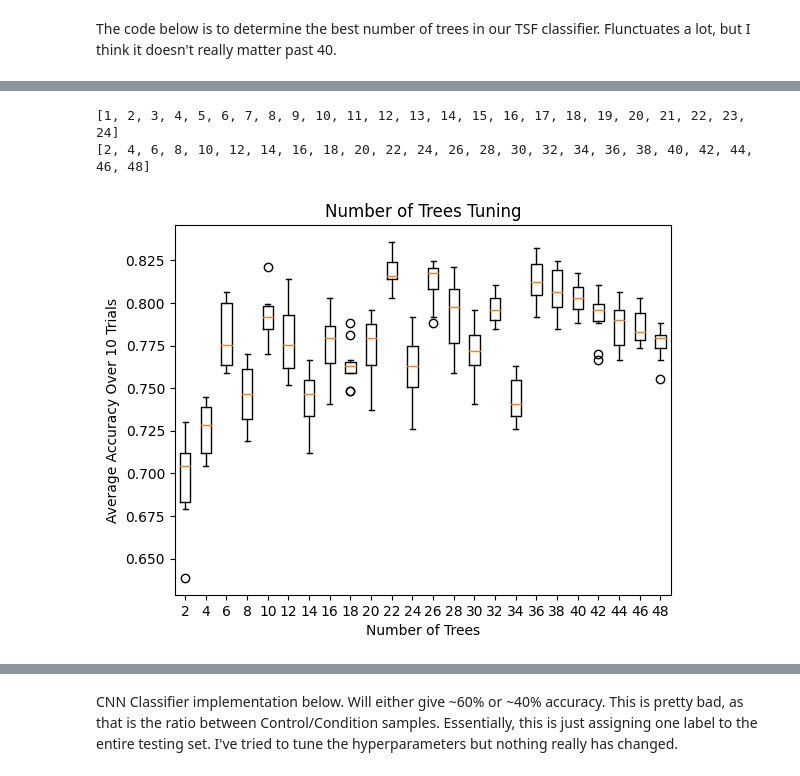
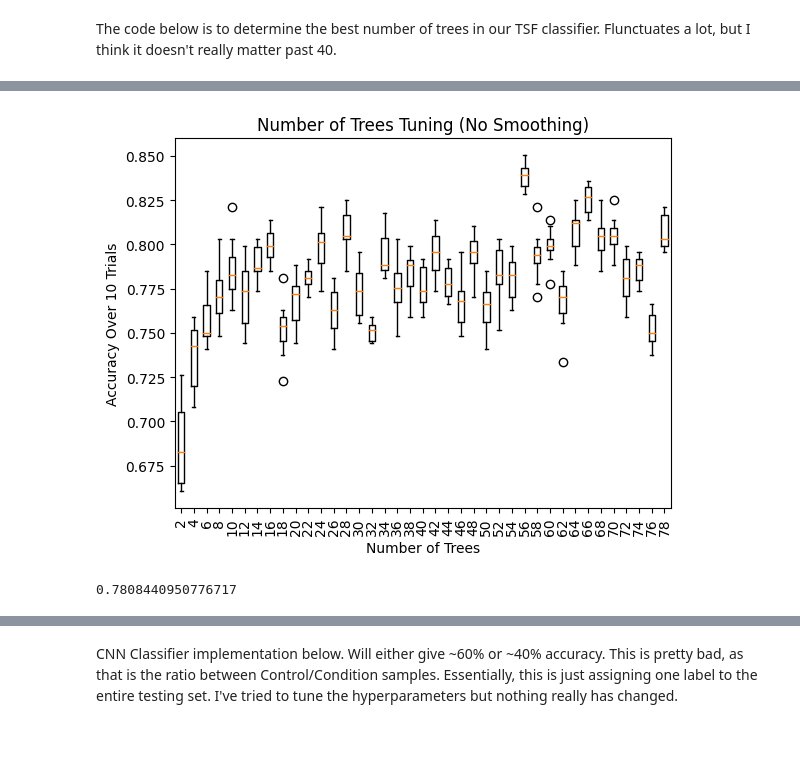
Before and after one commit to davevstorey/CS5080_TS, a Jupyter notebook: main.ipynb, the cells around one changed output, grey strips where cells are left out. Drawn from its saved outputs; the diff is of its cells as text; code cells hidden in the pictures; blank space fills up the shorter version.

Commit message:
New testing for number of trees

```diff
--- a/main.ipynb
+++ b/main.ipynb
@@ -716,18 +1039,19 @@ Average Accuracy 0.7762773722627736
 # %%
 labels = []
 ticks = []
 
-for i in range(1, 25):
+for i in range(1, 40):
 	ticks.append(i)
 	labels.append(i*2)
 
-plt.boxplot(hyper)
-plt.title("Number of Trees Tuning")
+plt.boxplot(hyperNormal)
+plt.title("Number of Trees Tuning (No Smoothing)")
 plt.xlabel("Number of Trees")
 plt.ylabel("Accuracy Over 10 Trials")
-plt.xticks(ticks, labels)
+plt.xticks(ticks, labels, rotation=90)
 plt.show()
+
+print(np.average(hyperNormal))
 # %% [output]
+[figure, new version]
-[1, 2, 3, 4, 5, 6, 7, 8, 9, 10, 11, 12, 13, 14, 15, 16, 17, 18, 19, 20, 21, 22, 23, 24]
-[2, 4, 6, 8, 10, 12, 14, 16, 18, 20, 22, 24, 26, 28, 30, 32, 34, 36, 38, 40, 42, 44, 46, 48]
+0.7808440950776717
-[figure, old version]
```
Also changed, not shown: parts of 15 cells of this notebook.
